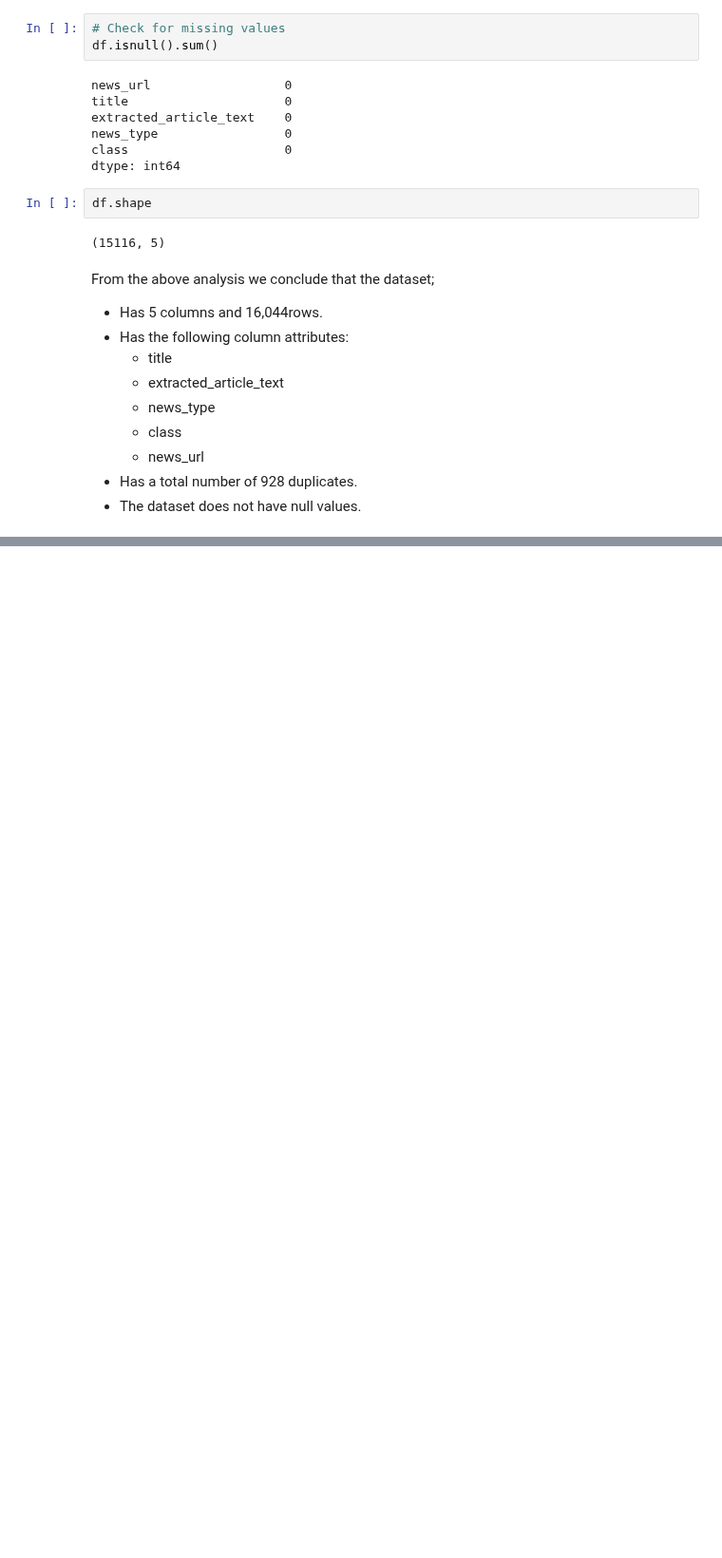
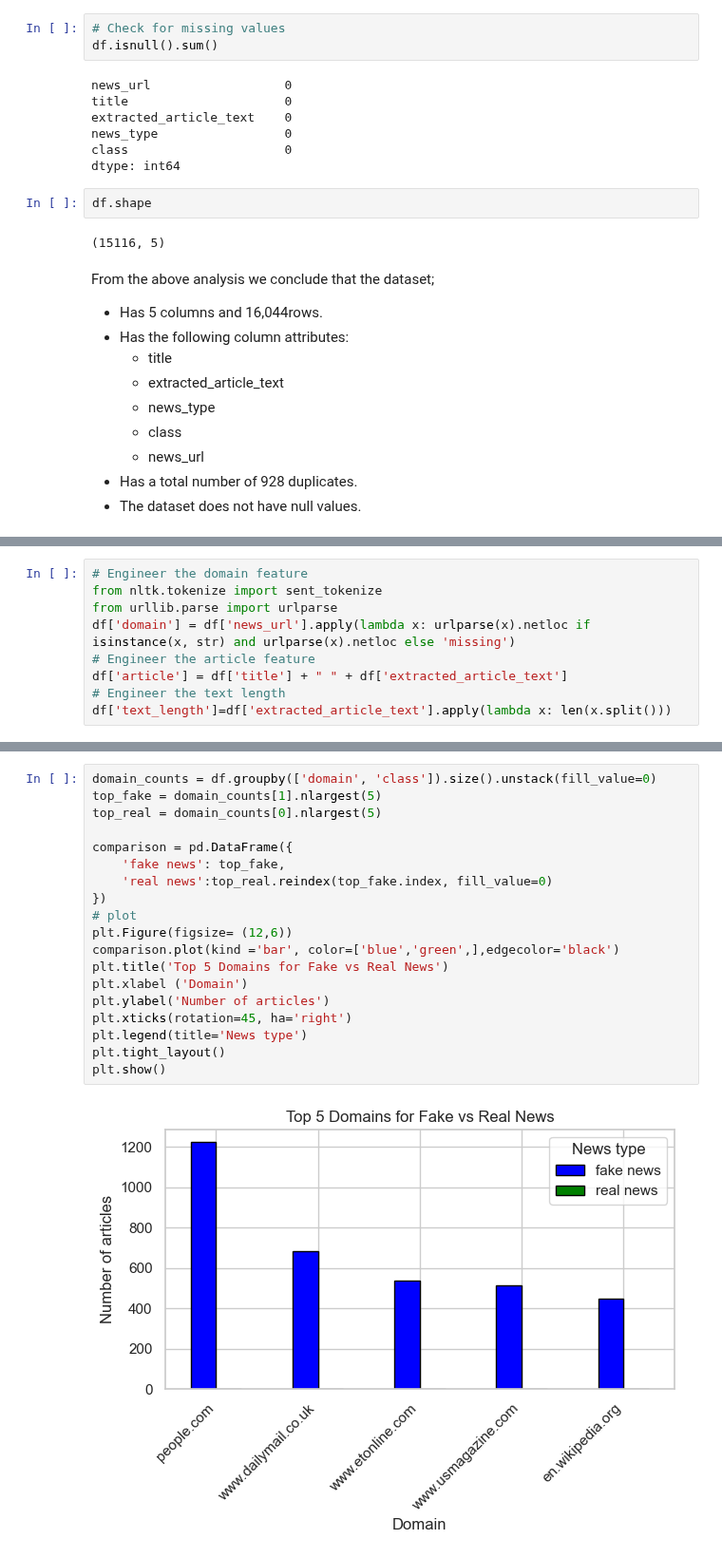
Before and after one commit to mwakad/Fake-News-Detection-, a Jupyter notebook: notebooks/marion.ipynb, the cells around one changed output, grey strips where cells are left out. Shown at 95% size. Drawn from its saved outputs; the diff is of its cells as text; blank space fills up the shorter version.

```diff
--- a/notebooks/marion.ipynb
+++ b/notebooks/marion.ipynb
@@ -289,0 +171,9 @@ df.head(10)
+# %%
+# Engineer the domain feature
+from nltk.tokenize import sent_tokenize
+from urllib.parse import urlparse
+df['domain'] = df['news_url'].apply(lambda x: urlparse(x).netloc if isinstance(x, str) and urlparse(x).netloc else 'missing')
+# Engineer the article feature
+df['article'] = df['title'] + " " + df['extracted_article_text']
+# Engineer the text length
+df['text_length']=df['extracted_article_text'].apply(lambda x: len(x.split()))
@@ -451,0 +314,21 @@ plt.show()
+# %%
+domain_counts = df.groupby(['domain', 'class']).size().unstack(fill_value=0)
+top_fake = domain_counts[1].nlargest(5)
+top_real = domain_counts[0].nlargest(5)
+
+comparison = pd.DataFrame({
+    'fake news': top_fake,
+    'real news':top_real.reindex(top_fake.index, fill_value=0)
+})
+# plot
+plt.Figure(figsize= (12,6))
+comparison.plot(kind ='bar', color=['blue','green',],edgecolor='black')
+plt.title('Top 5 Domains for Fake vs Real News')
+plt.xlabel ('Domain')
+plt.ylabel('Number of articles')
+plt.xticks(rotation=45, ha='right')
+plt.legend(title='News type')
+plt.tight_layout()
+plt.show()
+# %% [output]
+[figure, added]
```
Also changed, not shown: parts of 31 cells of this notebook.
